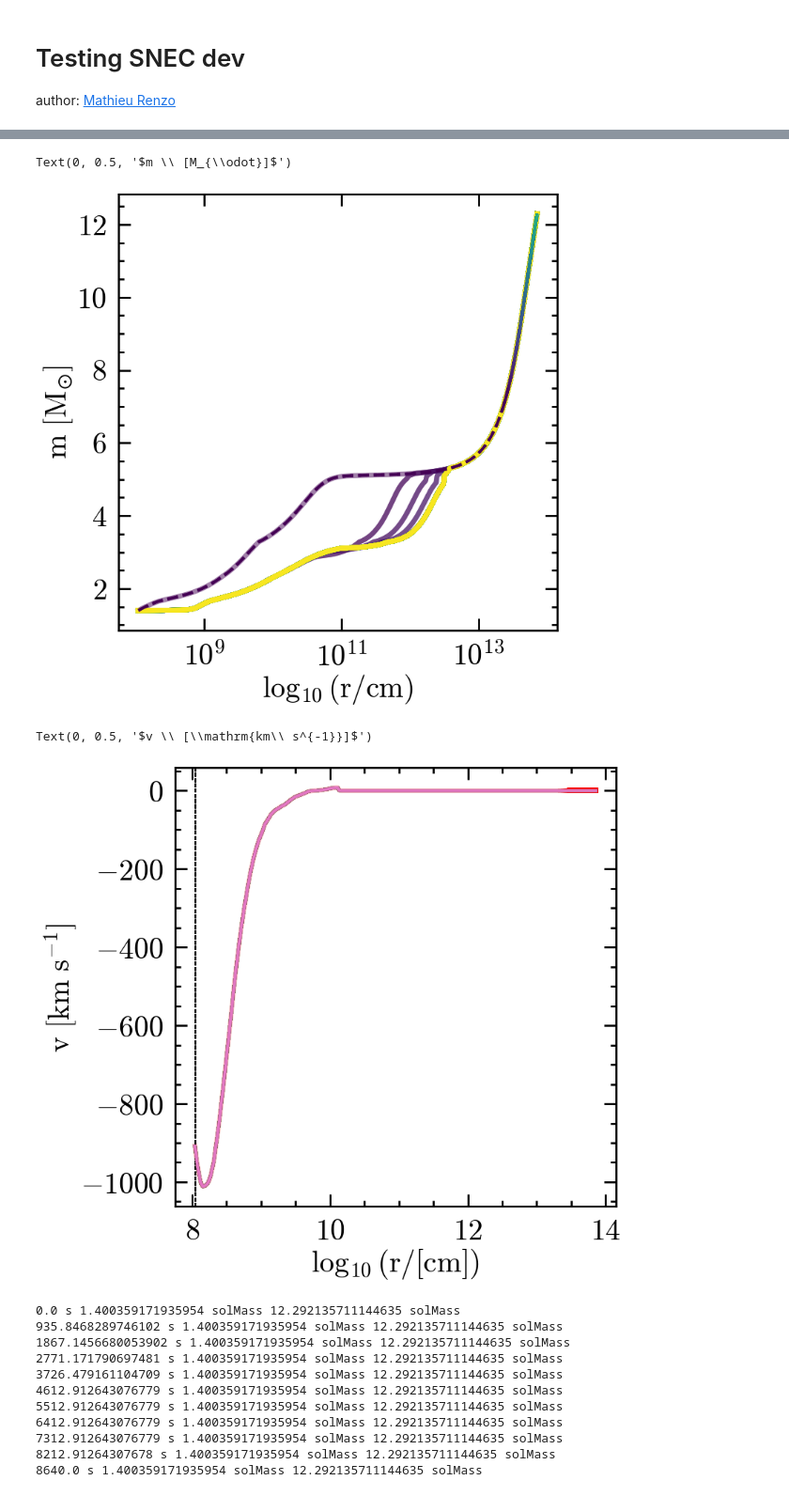
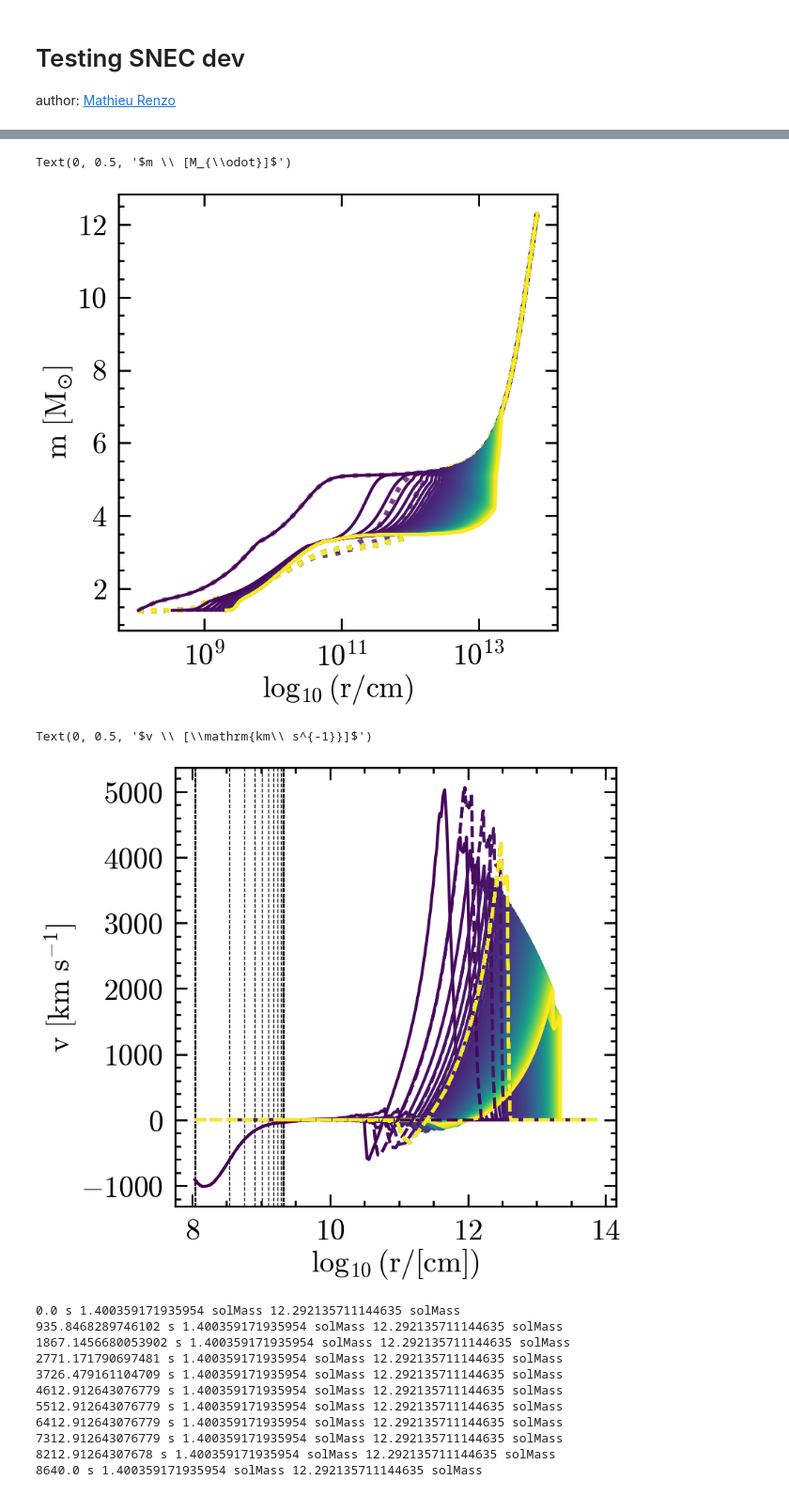
Before and after one commit to mathren/SNEC, a Jupyter notebook: scripts/dev_SNEC.ipynb, the cells around one changed output, grey strips where cells are left out. Shown at 94% size. Saved outputs shown, nothing was run; the diff lists cells and outputs as text; code cells hidden in the pictures.

```diff
--- a/scripts/dev_SNEC.ipynb
+++ b/scripts/dev_SNEC.ipynb
@@ -16,20 +15,24 @@ The autoreload extension is already loaded. To reload it, use:
 # %%
 root = "/home/mrenzo/Documents/Research/codes/SNEC-1.01/Data/"
 baseline = root+"baseline/"
-final_E_zero = root+"final_E_zero/"
+fallback1 = root+"fallback1/"
 testing = root+"testing/"
 # %%
 baseline_vel = baseline+"vel.xg"
 baseline_mass = baseline+"mass.xg"
+baseline_rho = baseline+"rho.xg"
 
-final_E_zero_vel = final_E_zero+"vel.xg"
-final_E_zero_mass = final_E_zero+"mass.xg"
+fallback1_vel = fallback1+"vel.xg"
+fallback1_mass = fallback1+"mass.xg"
+fallback1_rho = fallback1+"rho.xg"
+
 
 testing_vel = testing+"vel.xg"
 testing_mass = testing+"mass.xg"
+testing_rho = testing+"rho.xg"
 
 # get times from testing model
-vel_data = SNEC_output_parser(testing_vel)
+vel_data = SNEC_output_parser(fallback1_vel)
 keys = np.array(list(vel_data.keys()))
 vel_times = keys * u.s
 
@@ -43,40 +46,39 @@ ax = fig.add_subplot(gs[:, :])
 
 for i, t in enumerate(vel_times):
     # if i%2 == 0: continue
-    plot_mass_radius(t, baseline_mass, ls='-', c=colors[i], ax=ax, lw=5, alpha=0.5, zorder=0)
-    plot_mass_radius(t, final_E_zero_mass, ls='--', c=colors[i], ax=ax, zorder=1)
-    plot_mass_radius(t, testing_mass, ls=':', c=colors[i], ax=ax, zorder=2)
+    plot_mass_radius(t, baseline_mass, ls=':', c=colors[i], ax=ax, lw=5, alpha=0.5, zorder=0)
+    plot_mass_radius(t, fallback1_mass, ls='-', c=colors[i], ax=ax, zorder=2)
+
 
 ax.set_xscale("log")
 ax.set_xlabel(r"$\log_{10}(r/\mathrm{cm})$")
 ax.set_ylabel(r"$m \ [M_{\odot}]$")
 # %% [output]
 Text(0, 0.5, '$m \\ [M_{\\odot}]$')
-[figure, old version]
+[figure, new version]
 # %%
 fig = plt.figure()
 gs = gridspec.GridSpec(150, 100)
 ax = fig.add_subplot(gs[:, :])
 
 for i, t in enumerate(vel_times):
     # if i%2 ==0: continue
-    alpha = max(min(1.0-(0.8 - 0.01*i), 1.0), 0.0)
-    # plot_v_radius_time(t, baseline_vel, baseline_mass, ax=ax, # label=f"{t.to(u.h):.1f}",
-    #                    c='b', alpha=alpha)
-    # plot_v_radius_time(t, final_E_zero_weak_expl_vel, final_E_zero_weak_expl_mass, ax=ax, label=f"{t.to(u.h):.1f}", c='r', alpha=alpha)
-    plot_v_radius_time(t, final_E_zero_vel, final_E_zero_mass, ax=ax, label=f"{t.to(u.h):.1f}",
-                       alpha=alpha, c='r', lw=5, zorder=0)
-    plot_v_radius_time(t, testing_vel, testing_mass, ax=ax, label=f"{t.to(u.h):.1f}", zorder=1
-                       # alpha=alpha, c='r'
+    # alpha = max(min(1.0-(0.8 - 0.01*i), 1.0), 0.0)
+    plot_v_radius_time(t, baseline_vel, baseline_mass, ax=ax, ls='--', # label=f"{t.to(u.h):.1f}",
+                       c=colors[i], # alpha=alpha
+                       )
+    plot_v_radius_time(t, fallback1_vel, fallback1_mass, ax=ax, label=f"{t.to(u.h):.1f}", zorder=1,
+                       # alpha=alpha,
+                       c=colors[i]
                        )
 
 ax.set_xlabel(r'$\log_{10}(r/\mathrm{[cm]})$')
 ax.set_ylabel(r'$v \ [\mathrm{km\ s^{-1}}]$')
 # ax.legend(ncol=3, fontsize=20)
 # ax.set_ylim(-10, 10)
 # %% [output]
 Text(0, 0.5, '$v \\ [\\mathrm{km\\ s^{-1}}]$')
-[figure, old version]
+[figure, new version]
 # %%
 # Mass vs time
 mass_data = SNEC_output_parser(final_E_zero_mass)
```
Also changed, not shown: parts of 4 cells of this notebook, 7 other files.
